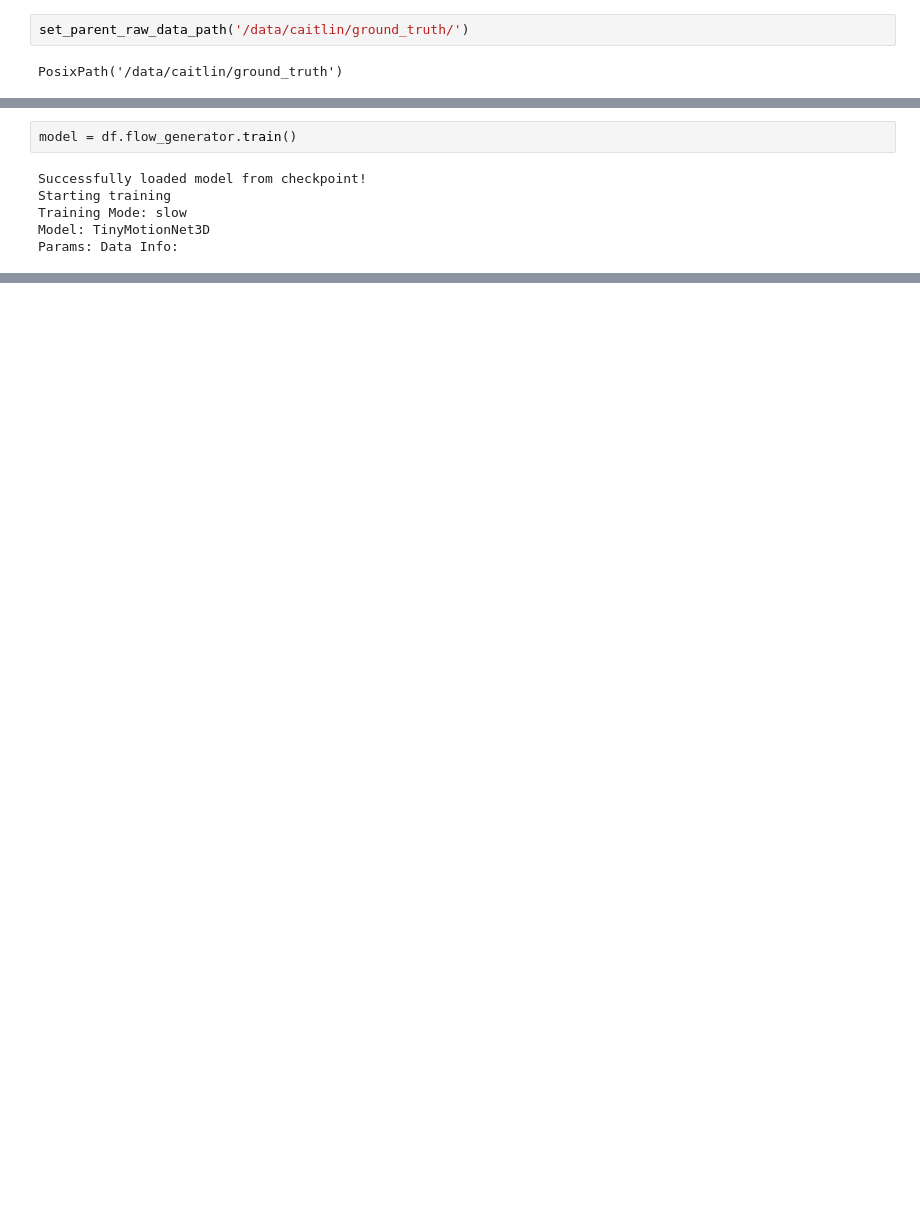
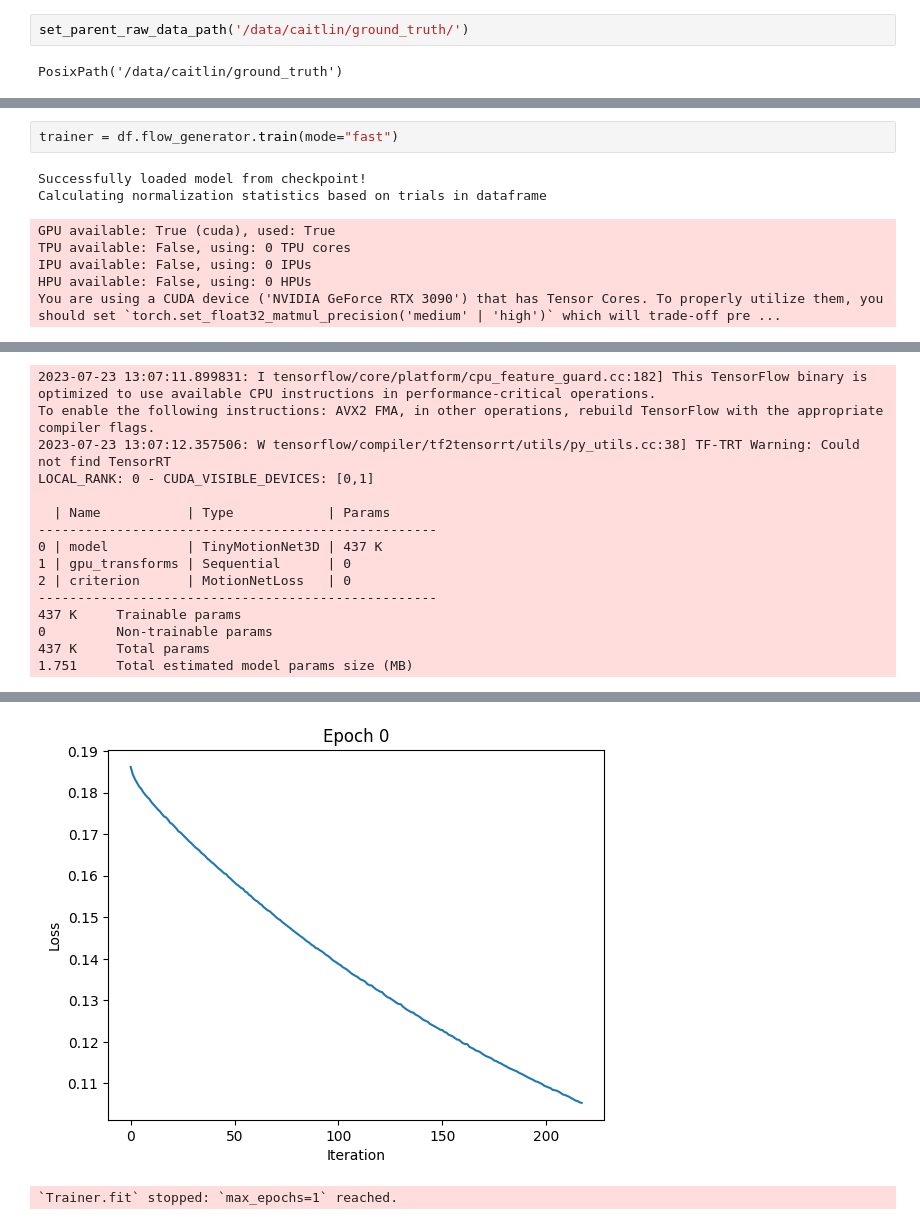
Before and after one commit to hantman-lab/animal-soup, a Jupyter notebook: notebooks/soup.ipynb, the cells around one changed output, grey strips where cells are left out. Saved outputs shown, nothing was run; the diff lists cells and outputs as text; blank space fills up the shorter version.

```diff
--- a/notebooks/soup.ipynb
+++ b/notebooks/soup.ipynb
@@ -31,8 +20,10 @@ df
 # %%
-model = df.flow_generator.train()
+trainer = df.flow_generator.train(mode="fast")
 # %% [output]
 Successfully loaded model from checkpoint!
-Starting training
-Training Mode: slow
-Model: TinyMotionNet3D
-Params: Data Info:
+Calculating normalization statistics based on trials in dataframe
+GPU available: True (cuda), used: True
+TPU available: False, using: 0 TPU cores
+IPU available: False, using: 0 IPUs
+HPU available: False, using: 0 HPUs
+You are using a CUDA device ('NVIDIA GeForce RTX 3090') that has Tensor Cores. To properly utilize them, you should set `torch.set_float32_matmul_precision('medium' | 'high')` which will trade-off pre ...
@@ -38,0 +47,15 @@ Params: Data Info:
+2023-07-23 13:07:11.899831: I tensorflow/core/platform/cpu_feature_guard.cc:182] This TensorFlow binary is optimized to use available CPU instructions in performance-critical operations.
+To enable the following instructions: AVX2 FMA, in other operations, rebuild TensorFlow with the appropriate compiler flags.
+2023-07-23 13:07:12.357506: W tensorflow/compiler/tf2tensorrt/utils/py_utils.cc:38] TF-TRT Warning: Could not find TensorRT
+LOCAL_RANK: 0 - CUDA_VISIBLE_DEVICES: [0,1]
+
+  | Name           | Type            | Params
+---------------------------------------------------
+0 | model          | TinyMotionNet3D | 437 K
+1 | gpu_transforms | Sequential      | 0
+2 | criterion      | MotionNetLoss   | 0
+---------------------------------------------------
+437 K     Trainable params
+0         Non-trainable params
+437 K     Total params
+1.751     Total estimated model params size (MB)
@@ -38,0 +64,2 @@ Params: Data Info:
+[figure, added]
+`Trainer.fit` stopped: `max_epochs=1` reached.
```
Also changed, not shown: parts of 7 cells of this notebook, 5 other files.
